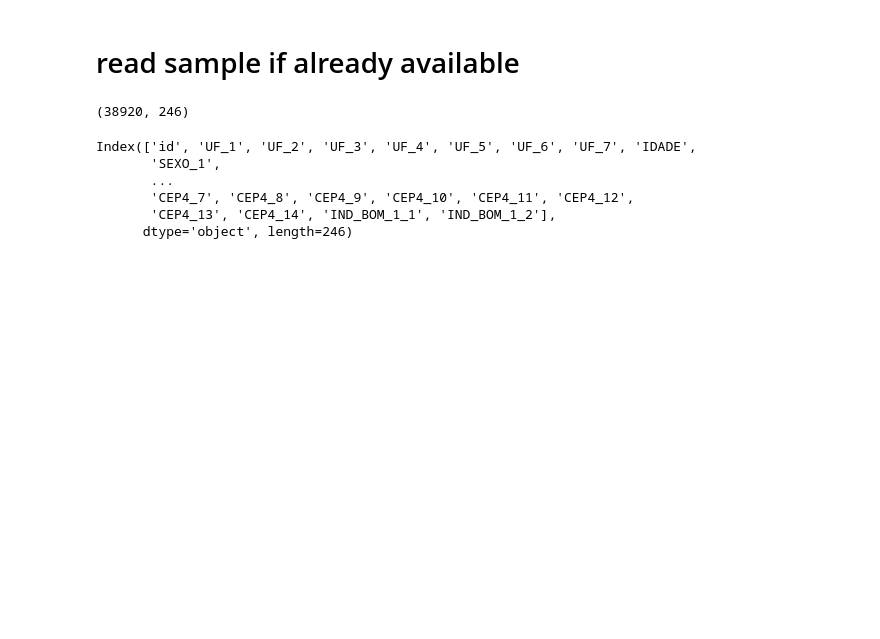
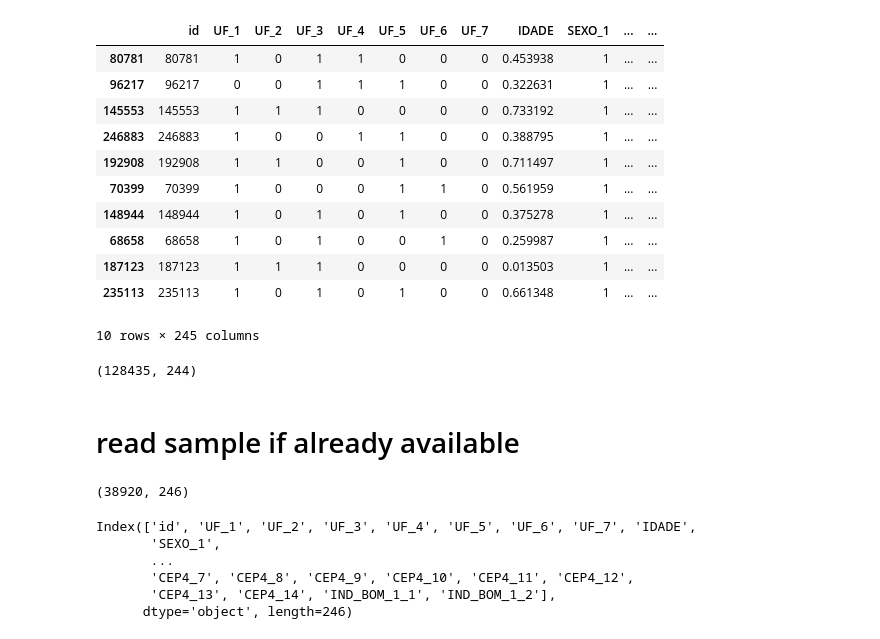
Before and after one commit to fbormann/Projeto-Redes-Neurais, a Jupyter notebook: Kaggle_Submission.ipynb, the cells around one changed output. Drawn from its saved outputs; the diff is of its cells as text; code cells hidden in the pictures; blank space fills up the shorter version.

```diff
--- a/Kaggle_Submission.ipynb
+++ b/Kaggle_Submission.ipynb
@@ -22,0 +72,15 @@ training_sample.to_csv("train_data_sample.csv", index=False)
+# %%
+test.head(10)
+# %% [output]
+|  | id | UF_1 | UF_2 | UF_3 | UF_4 | UF_5 | UF_6 | UF_7 | IDADE | SEXO_1 | ... | ... |
+| 80781 | 80781 | 1 | 0 | 1 | 1 | 0 | 0 | 0 | 0.453938 | 1 | ... | ... |
+| 96217 | 96217 | 0 | 0 | 1 | 1 | 1 | 0 | 0 | 0.322631 | 1 | ... | ... |
+| 145553 | 145553 | 1 | 1 | 1 | 0 | 0 | 0 | 0 | 0.733192 | 1 | ... | ... |
+| 246883 | 246883 | 1 | 0 | 0 | 1 | 1 | 0 | 0 | 0.388795 | 1 | ... | ... |
+| 192908 | 192908 | 1 | 1 | 0 | 0 | 1 | 0 | 0 | 0.711497 | 1 | ... | ... |
+| 70399 | 70399 | 1 | 0 | 0 | 0 | 1 | 1 | 0 | 0.561959 | 1 | ... | ... |
+| 148944 | 148944 | 1 | 0 | 1 | 0 | 1 | 0 | 0 | 0.375278 | 1 | ... | ... |
+| 68658 | 68658 | 1 | 0 | 1 | 0 | 0 | 1 | 0 | 0.259987 | 1 | ... | ... |
+| 187123 | 187123 | 1 | 1 | 1 | 0 | 0 | 0 | 0 | 0.013503 | 1 | ... | ... |
+| 235113 | 235113 | 1 | 0 | 1 | 0 | 1 | 0 | 0 | 0.661348 | 1 | ... | ... |
+10 rows × 245 columns
@@ -22,0 +90,4 @@ training_sample.to_csv("train_data_sample.csv", index=False)
+# %%
+test.shape
+# %% [output]
+(128435, 244)
```
Also changed, not shown: parts of 25 cells of this notebook.
